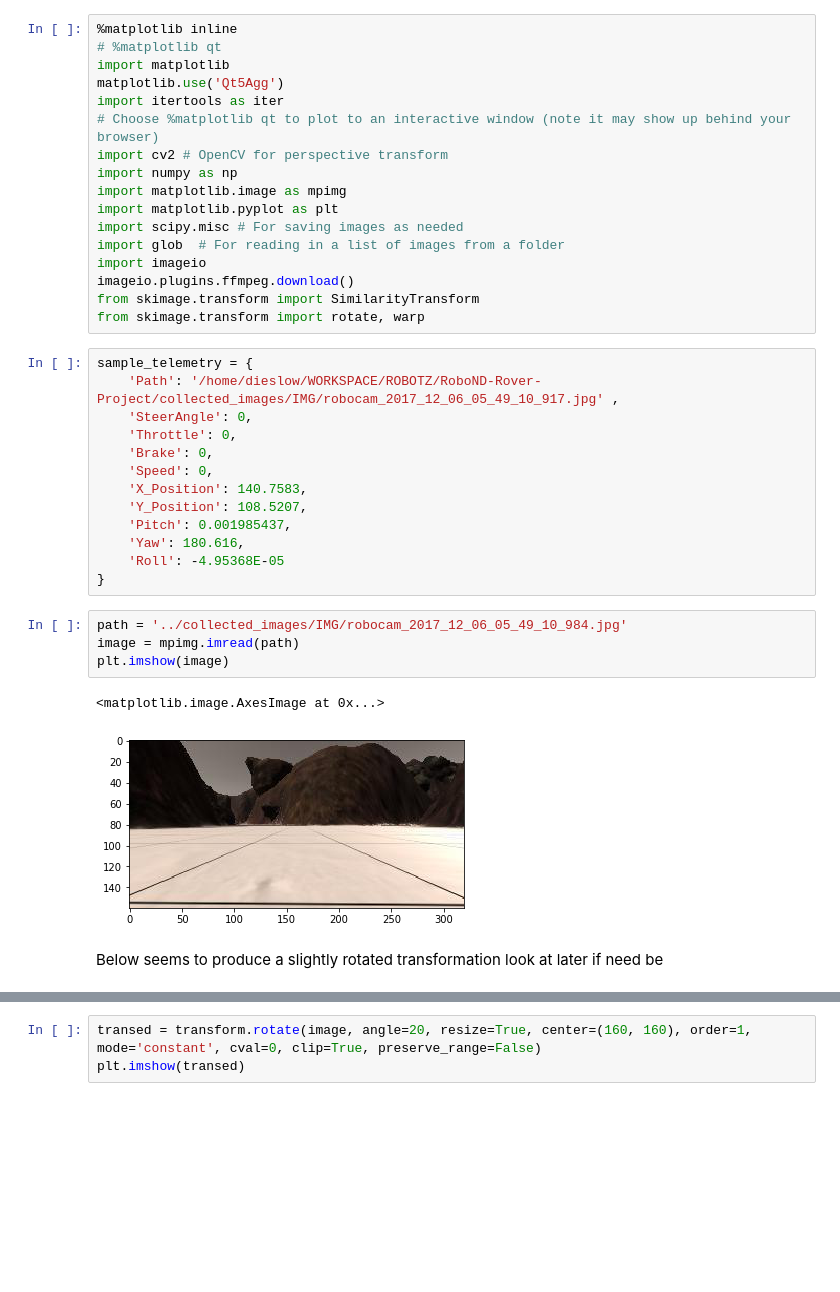
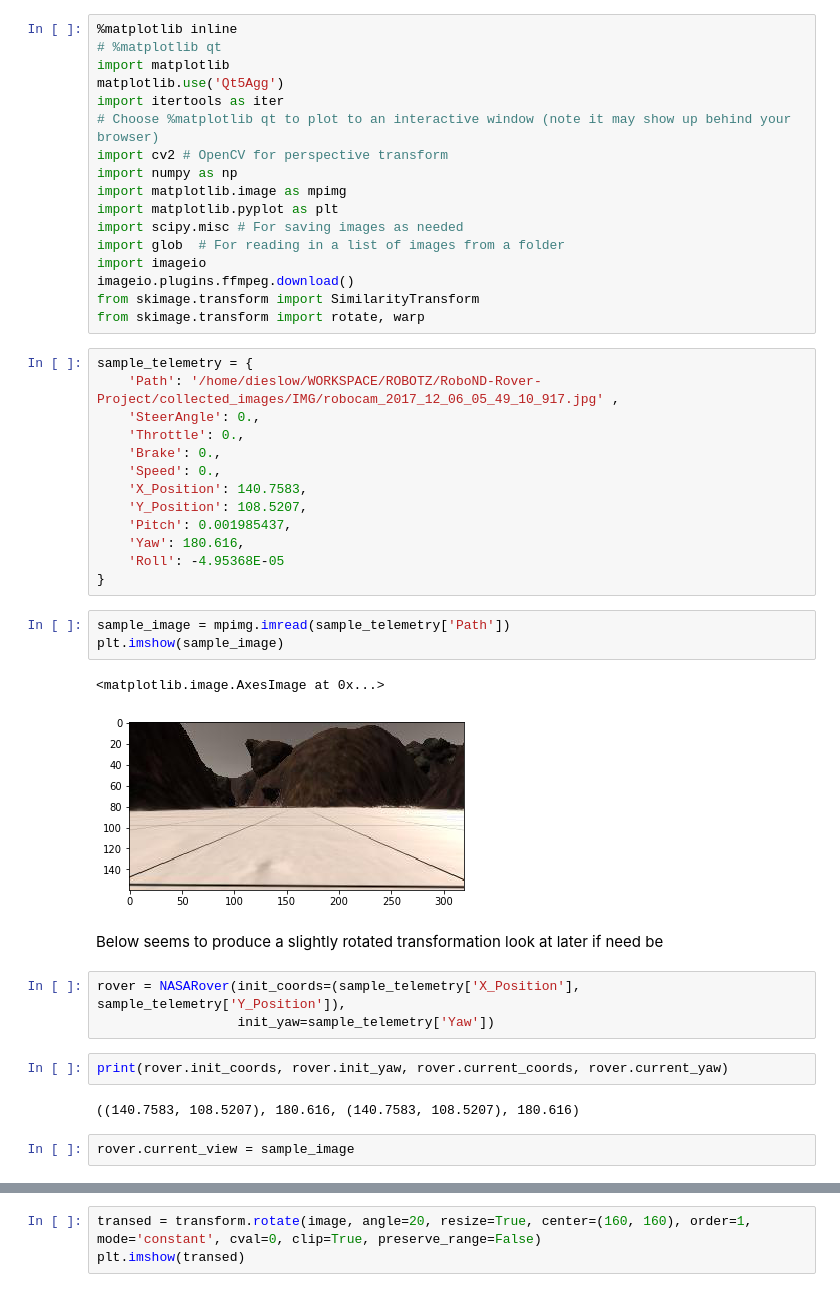
Before and after one commit to d13sl0w/RoboND-Rover-Project, a Jupyter notebook: code/Rover_Scratch_Space.ipynb, the cells around one changed output, grey strips where cells are left out. Saved outputs shown, nothing was run; the diff lists cells and outputs as text; blank space fills up the shorter version.

```diff
--- a/code/Rover_Scratch_Space.ipynb
+++ b/code/Rover_Scratch_Space.ipynb
@@ -18,22 +18,30 @@ from skimage.transform import rotate, warp
 # %%
 sample_telemetry = {
     'Path': '/home/dieslow/WORKSPACE/ROBOTZ/RoboND-Rover-Project/collected_images/IMG/robocam_2017_12_06_05_49_10_917.jpg' ,
-    'SteerAngle': 0,
-    'Throttle': 0,
-    'Brake': 0,
-    'Speed': 0,
+    'SteerAngle': 0.,
+    'Throttle': 0.,
+    'Brake': 0.,
+    'Speed': 0.,
     'X_Position': 140.7583,
     'Y_Position': 108.5207,
     'Pitch': 0.001985437,
     'Yaw': 180.616,
     'Roll': -4.95368E-05
 }
-# %%
-path = '../collected_images/IMG/robocam_2017_12_06_05_49_10_984.jpg'
-image = mpimg.imread(path)
-plt.imshow(image)
-# %% [output]
-<matplotlib.image.AxesImage at 0x...>
-[figure, removed]
+# %%
+sample_image = mpimg.imread(sample_telemetry['Path'])
+plt.imshow(sample_image)
+# %% [output]
+<matplotlib.image.AxesImage at 0x...>
+[figure, added]
 # %% [markdown]
 Below seems to produce a slightly rotated transformation look at later if need be
+# %%
+rover = NASARover(init_coords=(sample_telemetry['X_Position'], sample_telemetry['Y_Position']),
+                  init_yaw=sample_telemetry['Yaw'])
+# %%
+print(rover.init_coords, rover.init_yaw, rover.current_coords, rover.current_yaw)
+# %% [output]
+((140.7583, 108.5207), 180.616, (140.7583, 108.5207), 180.616)
+# %%
+rover.current_view = sample_image
```
Also changed, not shown: parts of 4 cells of this notebook.
